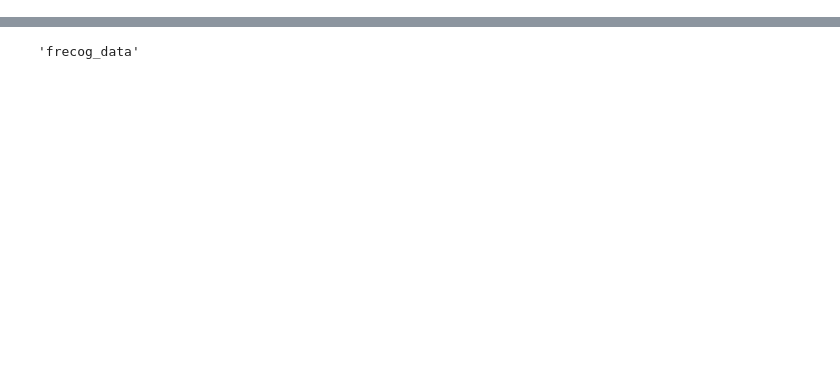
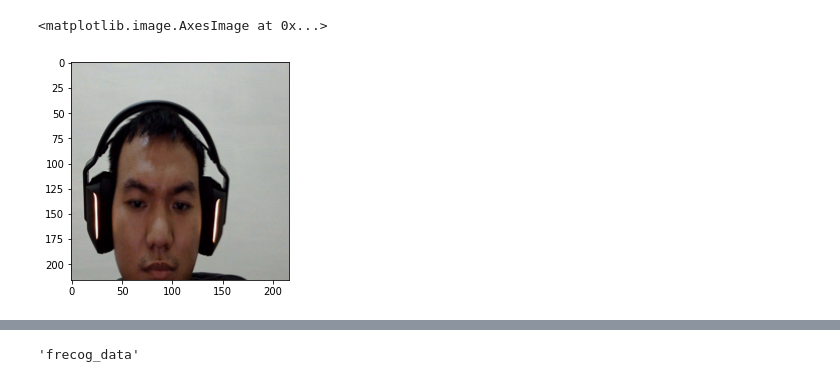
Before and after one commit to bills1912/face-recognition-pst5.0, a Jupyter notebook: run.ipynb, the cells around one changed output, grey strips where cells are left out. Cells and saved outputs as stored; diff of their text form; code cells hidden in the pictures; blank space fills up the shorter version.

```diff
--- a/run.ipynb
+++ b/run.ipynb
@@ -50,3 +51,13 @@ cursor.execute(image_recorded_data)
 tables = 'frecog_data'
 query = f"SELECT name from sqlite_master WHERE type='table' AND name='{tables}';"
 cursor = cursor.execute(query)
+# %%
+array = np.asanyarray(bytearray(BytesIO(cursor.execute(f"""SELECT img_data FROM image_recog_data WHERE id=640112""").fetchall()[0][0]).read()), np.uint8)
+arr_decode = cv2.imdecode(array, cv2.COLOR_BGRA2BGR)
+img = cv2.cvtColor(arr_decode, cv2.COLOR_BGR2RGB)
+encode = face_recognition.face_encodings(img)
+# %%
+plt.imshow(img)
+# %% [output]
+<matplotlib.image.AxesImage at 0x...>
+[figure, added]
```
Also changed, not shown: parts of 3 cells of this notebook, 4 other files.
